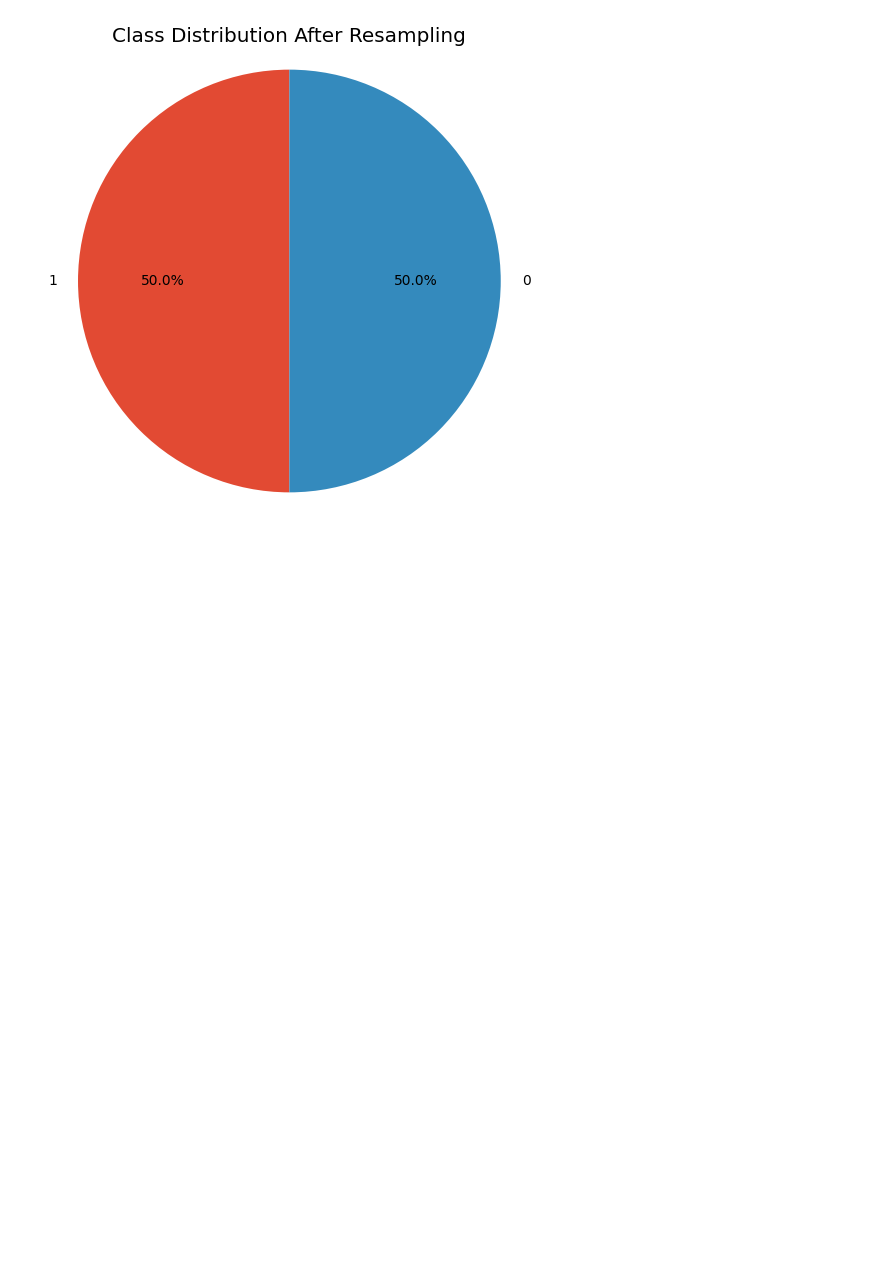
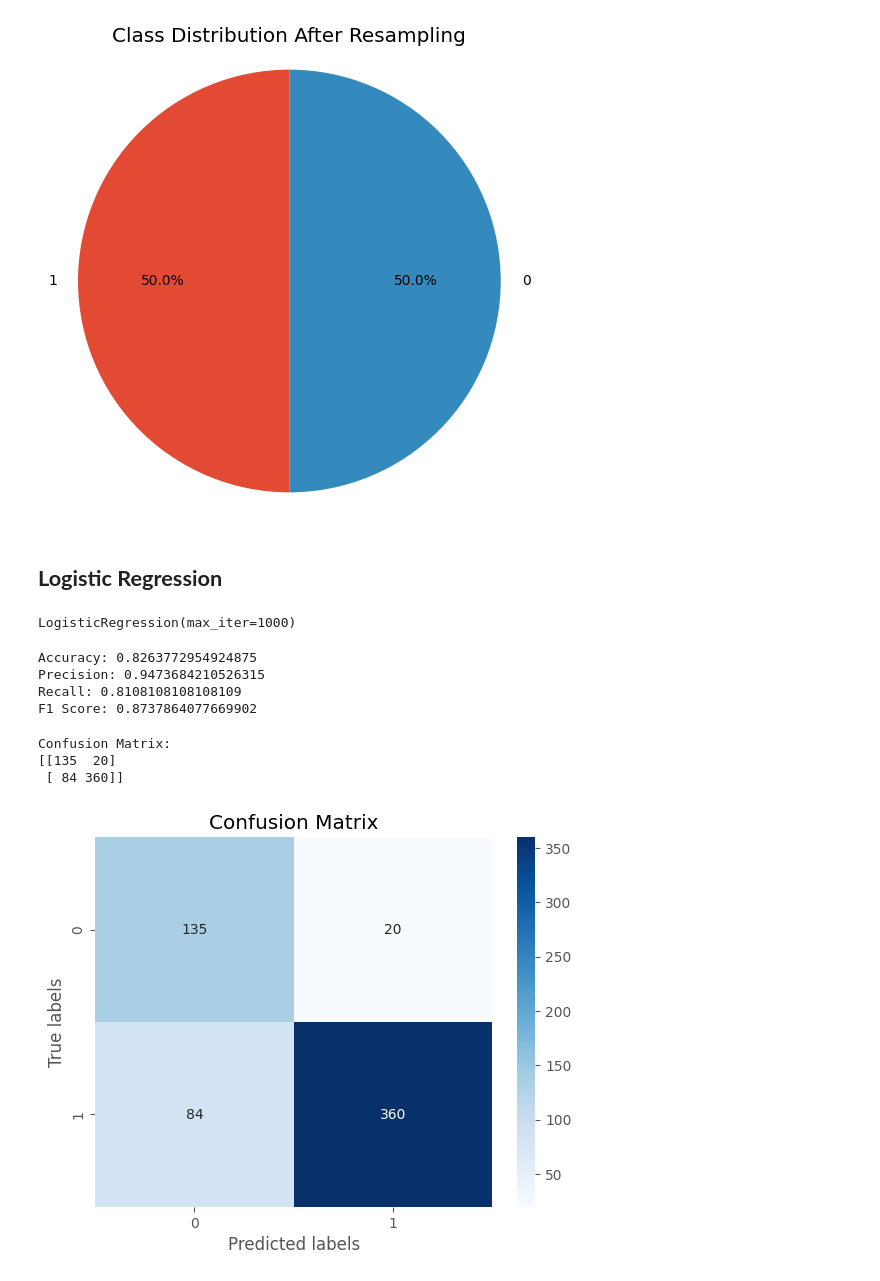
Before and after one commit to bhutto17/Telecom-Churn-Analysis, a Jupyter notebook: Telecom_Churn_Analysis.ipynb, the cells around one changed output. Drawn from its saved outputs; the diff is of its cells as text; code cells hidden in the pictures; blank space fills up the shorter version.

Commit message:
Train and evaluate Logistic Regression model for customer churn prediction

```diff
--- a/Telecom_Churn_Analysis.ipynb
+++ b/Telecom_Churn_Analysis.ipynb
@@ -701,3 +701,48 @@ Name: count, dtype: int64
 [figure]
 # %%
 X_train, y_train = X_train_resampled, y_train_resampled #renaming the variables to resampled data
+# %% [markdown]
+## **Logistic Regression**
+# %%
+# Instantiate the model
+logreg = LogisticRegression(max_iter=1000)
+# %%
+# Fit the model on training data
+logreg.fit(X_train, y_train)
+# %% [output]
+LogisticRegression(max_iter=1000)
+# %%
+# Predict the labels on test data
+y_pred = logreg.predict(X_test)
+# %%
+# Calculate and print the metrics
+accuracy = accuracy_score(y_test, y_pred)
+precision = precision_score(y_test, y_pred)
+recall = recall_score(y_test, y_pred)
+f1 = f1_score(y_test, y_pred)
+
+print(f"Accuracy: {accuracy}")
+print(f"Precision: {precision}")
+print(f"Recall: {recall}")
+print(f"F1 Score: {f1}")
+# %% [output]
+Accuracy: 0.8263772954924875
+Precision: 0.9473684210526315
+Recall: 0.8108108108108109
+F1 Score: 0.8737864077669902
+# %%
+# Assuming you have defined y_test and y_pred
+confusion_mat = confusion_matrix(y_test, y_pred)
+print(f"Confusion Matrix: \n{confusion_mat}")
+
+# Plotting the confusion matrix using seaborn's heatmap
+sns.heatmap(confusion_mat, annot=True, fmt='d', cmap='Blues')
+plt.xlabel('Predicted labels')
+plt.ylabel('True labels')
+plt.title('Confusion Matrix')
+plt.show()
+# %% [output]
+Confusion Matrix:
+[[135  20]
+ [ 84 360]]
+[figure, added]
```
Also changed, not shown: parts of 2 cells of this notebook.
